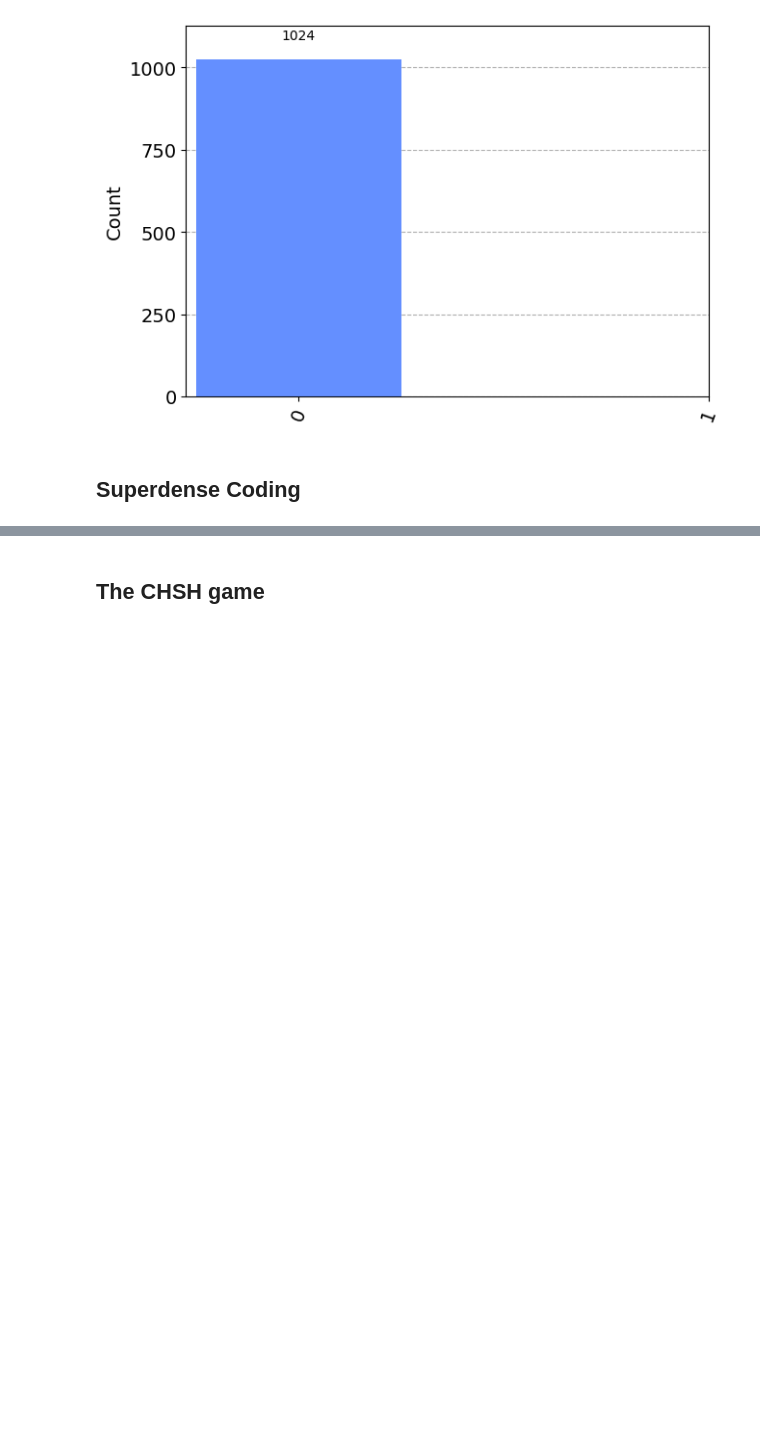
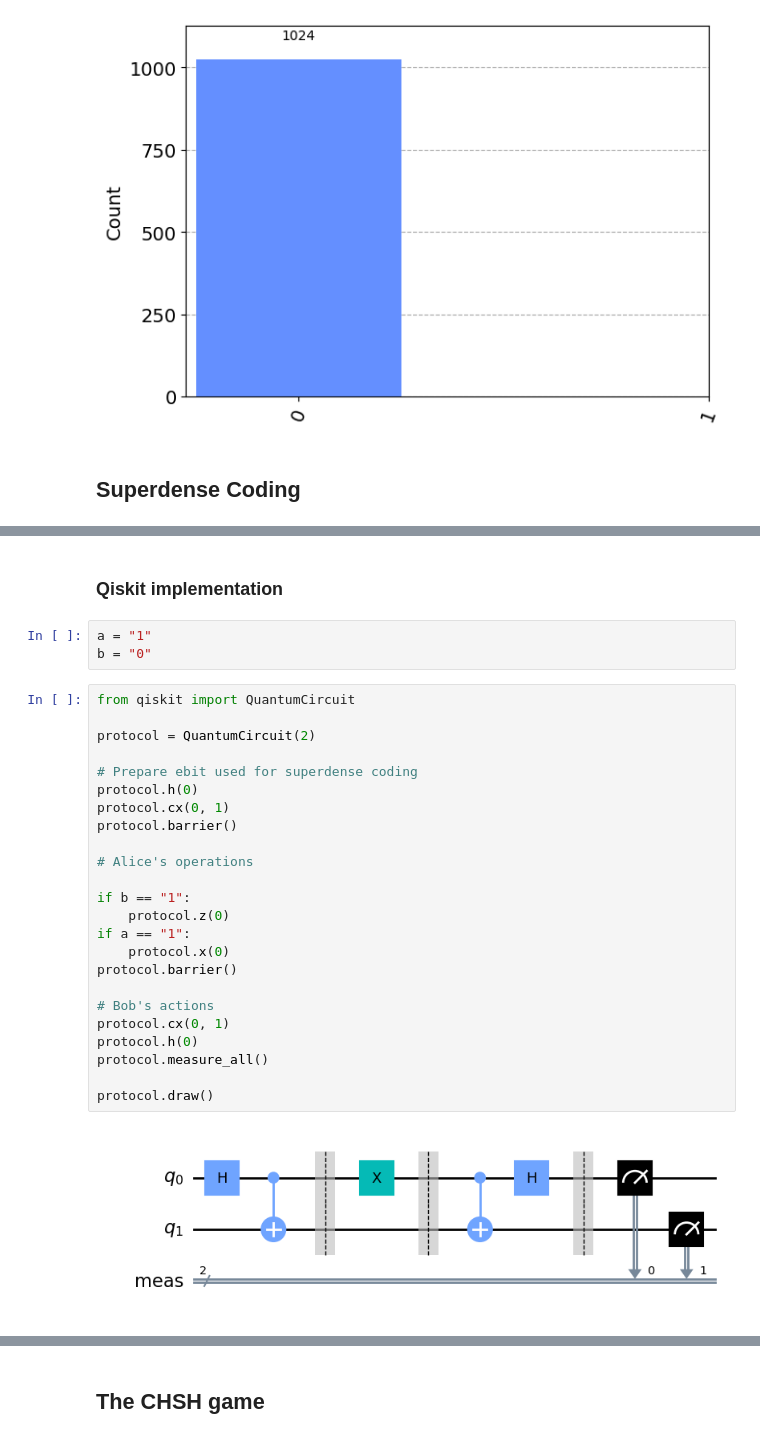
Before and after one commit to amandaturney/qml, a Jupyter notebook: qiskit/basics_of_quantum_information/4_entanglement_in_action.ipynb, the cells around one changed output, grey strips where cells are left out. Cells and saved outputs as stored; diff of their text form; blank space fills up the shorter version.

```diff
--- a/qiskit/basics_of_quantum_information/4_entanglement_in_action.ipynb
+++ b/qiskit/basics_of_quantum_information/4_entanglement_in_action.ipynb
@@ -142,0 +164,31 @@ plot_histogram(filtered_counts)
+# %% [markdown]
+### Qiskit implementation
+# %%
+a = "1"
+b = "0"
+# %%
+from qiskit import QuantumCircuit
+
+protocol = QuantumCircuit(2)
+
+# Prepare ebit used for superdense coding
+protocol.h(0)
+protocol.cx(0, 1)
+protocol.barrier()
+
+# Alice's operations
+
+if b == "1":
+    protocol.z(0)
+if a == "1":
+    protocol.x(0)
+protocol.barrier()
+
+# Bob's actions
+protocol.cx(0, 1)
+protocol.h(0)
+protocol.measure_all()
+
+protocol.draw()
+# %% [output]
+[figure, added]
```
Also changed, not shown: parts of 29 cells of this notebook, 3 other files.
